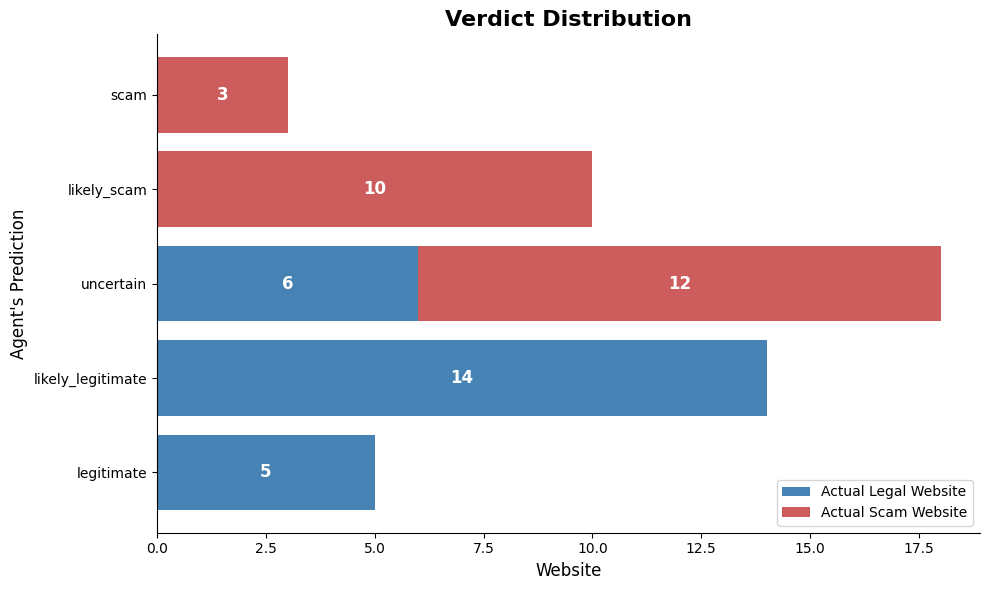
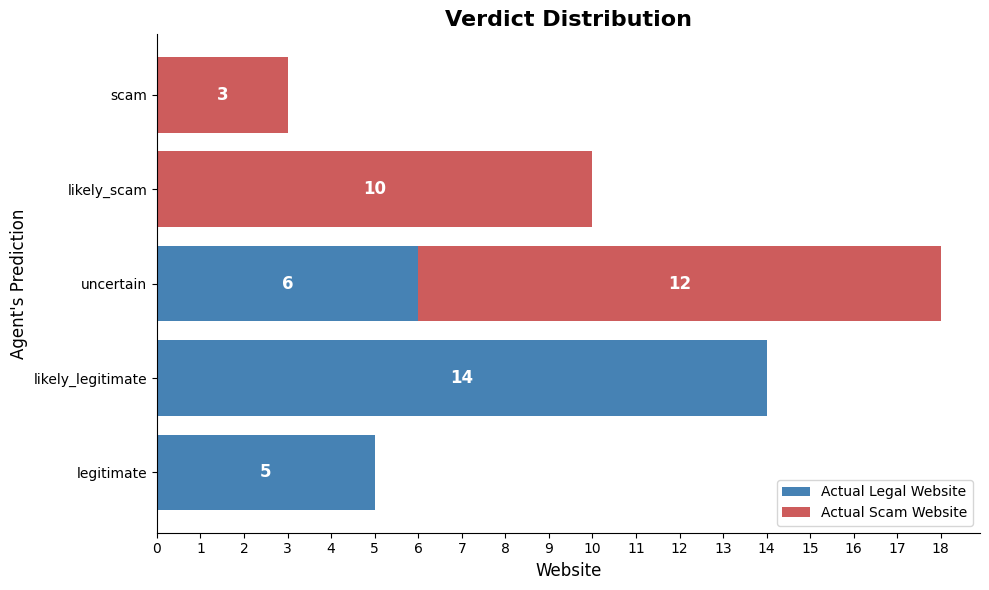
The change to this notebook cell's code, shown as a diff; its figure went from the first image to the second:
--- before
+++ after
@@ -12,4 +12,5 @@
 true_bar = ax.barh(cross_table.index, cross_table['Yes'], label='Actual Scam Website', color='indianred', left=cross_table['No'])
 
+ax.xaxis.set_major_locator(ticker.MultipleLocator(1))
 ax.set_xlabel('Website', fontsize=12)
 ax.set_ylabel('Agent\'s Prediction', fontsize=12)

Commit: update some plots